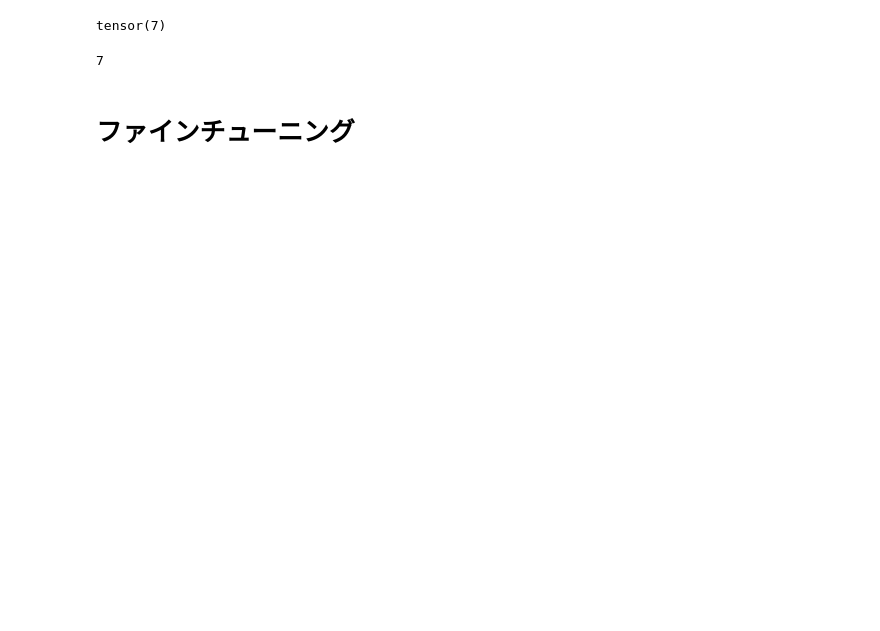
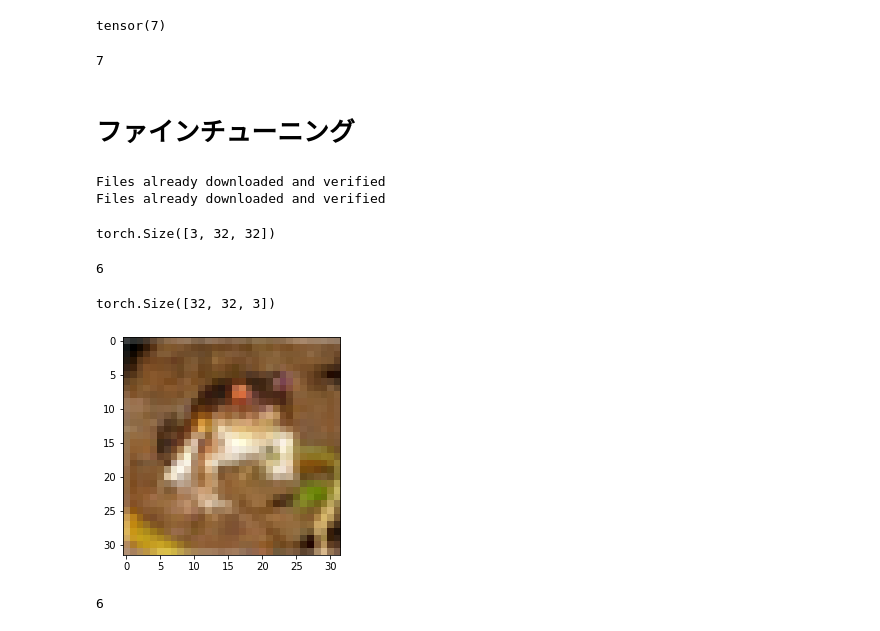
Before and after one commit to rikuProgramer/Kikagaku_DeepLearningHands-onCourse, a Jupyter notebook: 画像処理.ipynb, the cells around one changed output. Saved outputs shown, nothing was run; the diff lists cells and outputs as text; code cells hidden in the pictures; blank space fills up the shorter version.

```diff
--- a/画像処理.ipynb
+++ b/画像処理.ipynb
@@ -560,3 +540,35 @@ from torchmetrics.functional import accuracy
 import torchsummary
 from torchsummary import summary
 from pytorch_lightning.loggers import CSVLogger
+# %%
+transform = transforms.Compose([
+    transforms.ToTensor()
+])
+
+train_val = datasets.CIFAR10('./', train=True, download=True, transform=transform)
+test = datasets.CIFAR10('./', train=False, download=True, transform=transform)
+# %% [output]
+Files already downloaded and verified
+Files already downloaded and verified
+# %%
+x, t = train_val[0]
+# %%
+x.shape
+# %% [output]
+torch.Size([3, 32, 32])
+# %%
+t
+# %% [output]
+6
+# %%
+x.permute(1, 2, 0).shape
+# %% [output]
+torch.Size([32, 32, 3])
+# %%
+plt.imshow(x.permute(1, 2, 0));
+# %% [output]
+[figure, added]
+# %%
+t
+# %% [output]
+6
```
Also changed, not shown: parts of 30 cells of this notebook.
